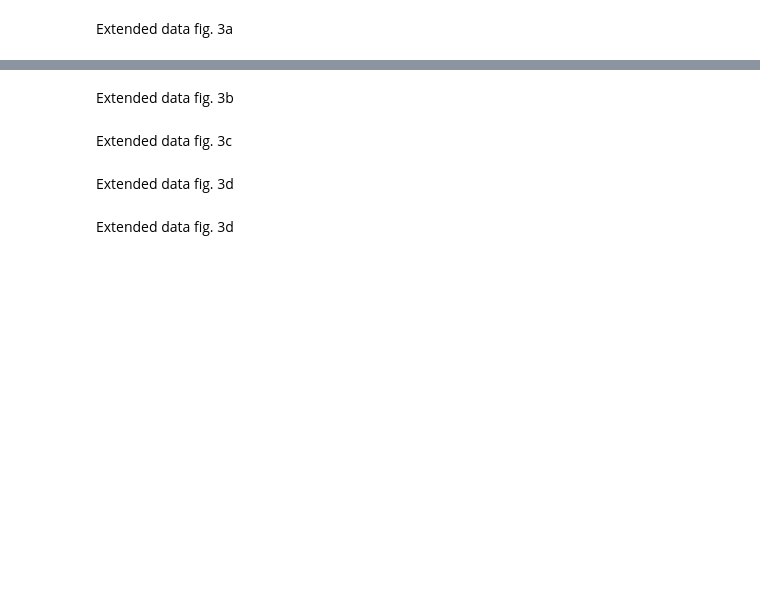
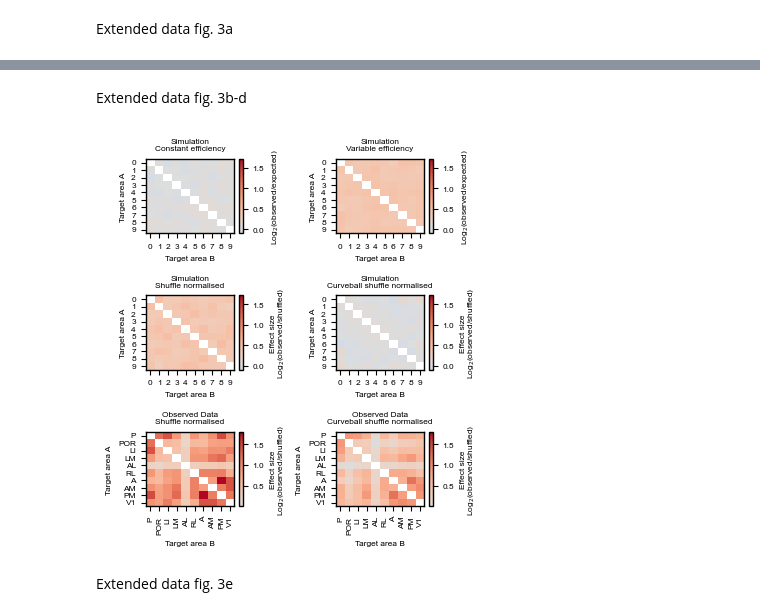
Before and after one commit to znamlab/MAPseq_processing, a Jupyter notebook: final_processing/FigureS3.ipynb, the cells around one changed output, grey strips where cells are left out. Drawn from its saved outputs; the diff is of its cells as text; code cells hidden in the pictures; blank space fills up the shorter version.

```diff
--- a/final_processing/FigureS3.ipynb
+++ b/final_processing/FigureS3.ipynb
@@ -50,10 +52,14 @@ fig.savefig(f"{saving_path}/supplementary/extended_fig_3a.pdf", format="pdf")
 # %% [markdown]
-Extended data fig. 3b
+Extended data fig. 3b-d
 # %%
-fig, ax = plt.subplots(figsize=(2.2, 1))
-pltt.plot_max_counts_vs_areas_targeted(fig=fig, ax=ax, gen_parameters=gen_parameters, combined_dict=combined_dict, all_mice_combined=all_mice_combined)
-plt.show()
-fig.savefig(f"{saving_path}/supplementary/extended_fig_3b_change_in_vis_areas_versus_max_count.svg", format="svg")
-fig.savefig(f"{saving_path}/supplementary/extended_fig_3b_change_in_vis_areas_versus_max_count.pdf", format="pdf")
+fig, axes = plt.subplots(3, 2,
+                            figsize=(3.8, 4.2),
+                            constrained_layout=True)
+axes = axes.flatten()
+pltt.plot_all_sup_matrices(gen_parameters, all_mice_combined, axes, n_neurons=100000, n_areas=10)
+fig.savefig(f"{saving_path}/supplementary/extended_fig_3bcd.svg", format="svg")
+fig.savefig(f"{saving_path}/supplementary/extended_fig_3bcd.pdf", format="pdf")
+# %% [output]
+[figure, added]
 # %% [markdown]
-Extended data fig. 3c
+Extended data fig. 3e
@@ -65,2 +65,0 @@ fig.savefig(f"{saving_path}/supplementary/extended_fig_3c.pdf", format="pdf")
-# %% [markdown]
-Extended data fig. 3d
@@ -72,5 +66,3 @@ fig.savefig(f"{saving_path}/supplementary/extended_fig_3d.pdf", format="pdf")
-# %% [markdown]
-Extended data fig. 3d
 # %%
 fig, axs = plt.subplots(3, 1, figsize=(3.2, 6.5), constrained_layout=True)
 pltt.plot_supp_cond_prob_heatmaps(gen_parameters=gen_parameters, axs=axs, all_mice_combined=all_mice_combined)
```
Also changed, not shown: parts of 4 cells of this notebook, 7 other files.
